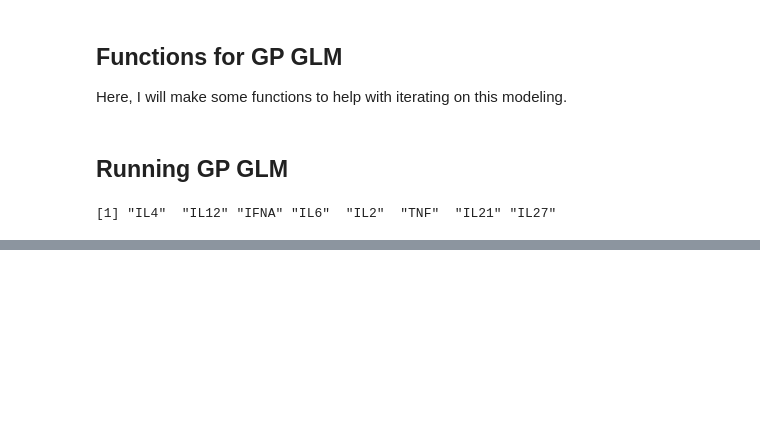
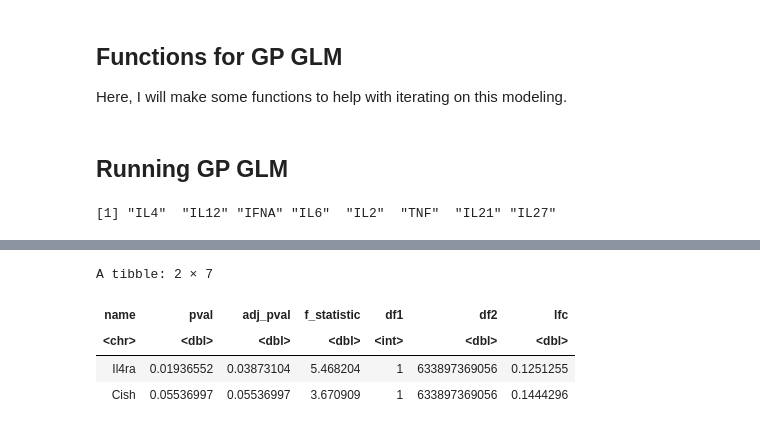
Before and after one commit to eric-y-wang/SIG07, a Jupyter notebook: analysis/interaction_glm_notebook.ipynb, the cells around one changed output, grey strips where cells are left out. Cells and saved outputs as stored; diff of their text form; code cells hidden in the pictures; blank space fills up the shorter version.

Commit message:
interaction running

```diff
--- a/analysis/interaction_glm_notebook.ipynb
+++ b/analysis/interaction_glm_notebook.ipynb
@@ -197,10 +212,10 @@ glm_interaction_fit <- function(ligands, genes, counts, obs, pseudocount = 0.01)
     countsSub <- countsSub + pseudocount
 
     # Define binary indicators for the ligands:
-    # - ligand1 is TRUE for cells exposed to ligand 1 (including double ligand groups).
-    # - ligand2 is TRUE for cells exposed to ligand 2 (including double ligand groups).
-    ligand1 <- obsSub$ligand_call_oBC_CR %in% c(groupPull[c(1, 3, 4)])
-    ligand2 <- obsSub$ligand_call_oBC_CR %in% c(groupPull[c(2, 3, 4)])
+    # - ligand1 is 1 for cells exposed to ligand 1 (including double ligand groups).
+    # - ligand2 is 1 for cells exposed to ligand 2 (including double ligand groups).
+    ligand1 <- as.numeric(obsSub$ligand_call_oBC_CR %in% groupPull[c(1, 3, 4)])
+    ligand2 <- as.numeric(obsSub$ligand_call_oBC_CR %in% groupPull[c(2, 3, 4)])
 
     # Extract additional covariates for the model.
     group <- obsSub$group_call_CR %>% as.factor()        # Categorical group assignments.
@@ -302,0 +432,7 @@ pairwise_combinations <- combn(calls, 2, simplify = FALSE)
+# %%
+test<- glm_interaction_fit(
+            ligands = pairwise_combinations[[1]],
+            genes = c("Il4ra","Cish"),
+            counts = counts,
+            obs = obs
+        )
@@ -302,0 +446,9 @@ pairwise_combinations <- combn(calls, 2, simplify = FALSE)
+# %%
+test_de(test, contrast = `ligand1:ligand2`) %>%
+            as_tibble()
+# %% [output]
+A tibble: 2 × 7
+| name | pval | adj_pval | f_statistic | df1 | df2 | lfc |
+| <chr> | <dbl> | <dbl> | <dbl> | <int> | <dbl> | <dbl> |
+| Il4ra | 0.01936552 | 0.03873104 | 5.468204 | 1 | 633897369056 | 0.1251255 |
+| Cish | 0.05536997 | 0.05536997 | 3.670909 | 1 | 633897369056 | 0.1444296 |
```
Also changed, not shown: parts of 6 cells of this notebook, 7 other files.
